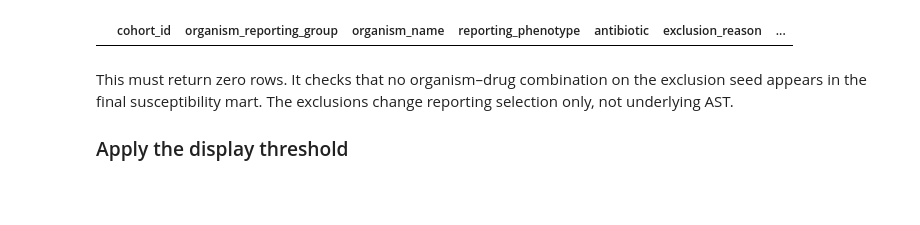
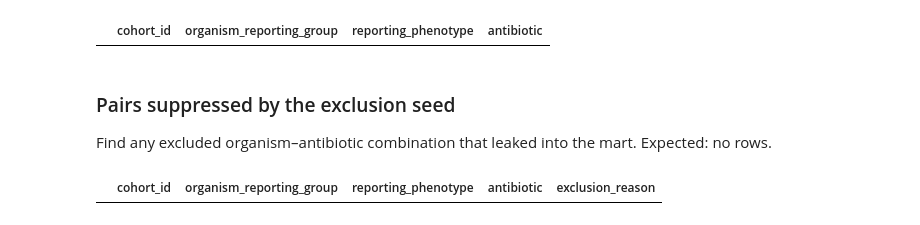
Before and after one commit to clarkbrendenj/ELT-Microbiology, a Jupyter notebook: notebooks/pipeline validation2/11_validate_mart_susceptibility.ipynb, the cells around one changed output. Cells and saved outputs as stored; diff of their text form; code cells hidden in the pictures; blank space fills up the shorter version.

```diff
--- a/notebooks/pipeline validation2/11_validate_mart_susceptibility.ipynb
+++ b/notebooks/pipeline validation2/11_validate_mart_susceptibility.ipynb
@@ -391,28 +208,35 @@ Expected pair counts use the reviewed allow-list **after** applying `organism_an
+# %%
+%sql
+select
+    m.cohort_id,
+    m.organism_reporting_group,
+    m.reporting_phenotype,
+    m.antibiotic
+from workspace.micro_dev.mart_susceptibility m
+left join workspace.micro_dev.reportable_organism_antibiotic_pairs p
+    on m.organism_reporting_group = p.organism_reporting_group
+   and m.cohort_id = p.cohort_id
+   and m.antibiotic = p.antibiotic
+   and p.include_primary_dashboard = 1
+   and p.review_status = 'reviewed'
+where p.organism_reporting_group is null;
+# %% [output]
+|  | cohort_id | organism_reporting_group | reporting_phenotype | antibiotic |
+# %% [markdown]
+### Pairs suppressed by the exclusion seed
+
+Find any excluded organism–antibiotic combination that leaked into the mart. Expected: no rows.
 # %%
 %sql
 select
     m.cohort_id,
     m.organism_reporting_group,
-    m.organism_name,
     m.reporting_phenotype,
     m.antibiotic,
-    e.exclusion_reason,
-    e.review_basis
-
+    e.exclusion_reason
 from workspace.micro_dev.mart_susceptibility m
-
 inner join workspace.micro_dev.organism_antibiotic_exclusions e
     on m.organism_reporting_group = e.organism_reporting_group
-   and m.antibiotic = e.antibiotic
-
-order by
-    m.organism_reporting_group,
-    m.antibiotic,
-    m.cohort_id,
-    m.reporting_phenotype;
+   and m.antibiotic = e.antibiotic;
 # %% [output]
-|  | cohort_id | organism_reporting_group | organism_name | reporting_phenotype | antibiotic | exclusion_reason | ... |
+|  | cohort_id | organism_reporting_group | reporting_phenotype | antibiotic | exclusion_reason |
-# %% [markdown]
-This must return zero rows. It checks that no organism–drug combination on the exclusion seed appears in the final susceptibility mart. The exclusions change reporting selection only, not underlying AST.
-
-### Apply the display threshold
```
Also changed, not shown: parts of 56 cells of this notebook, 26 other files.
